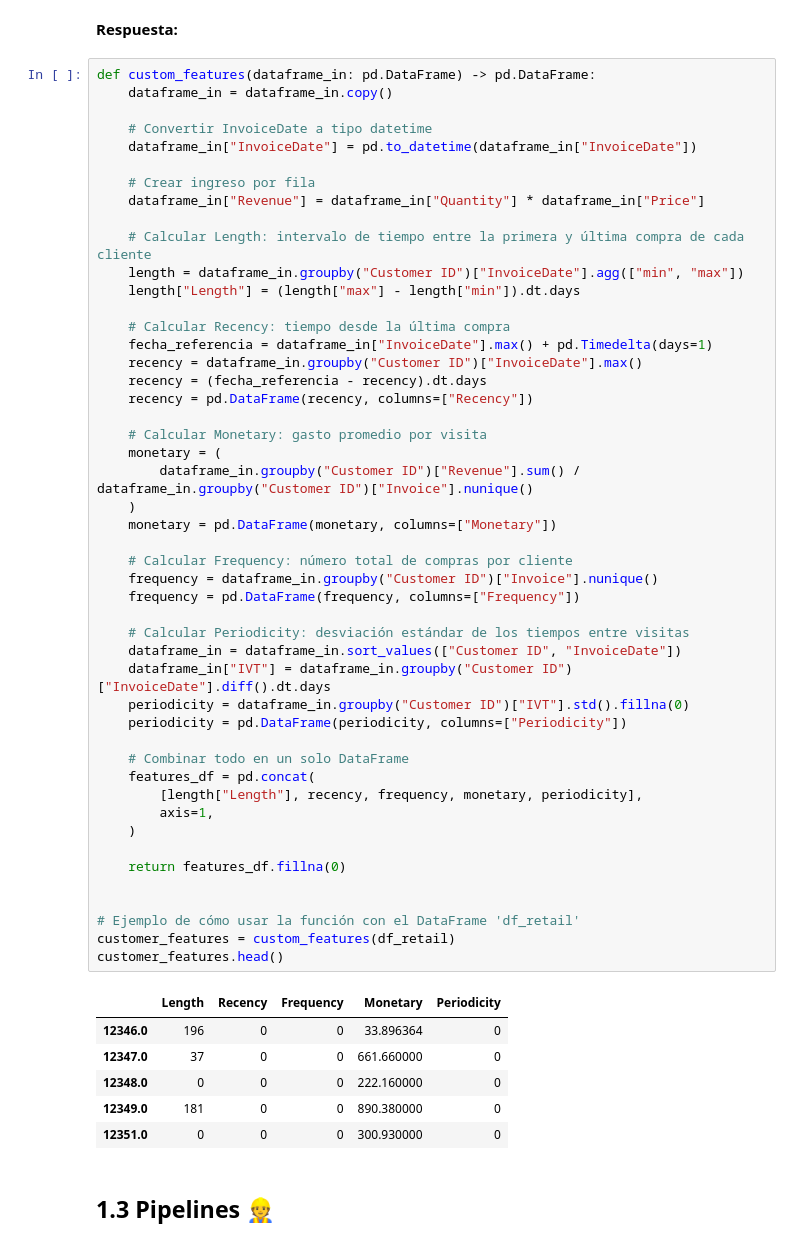
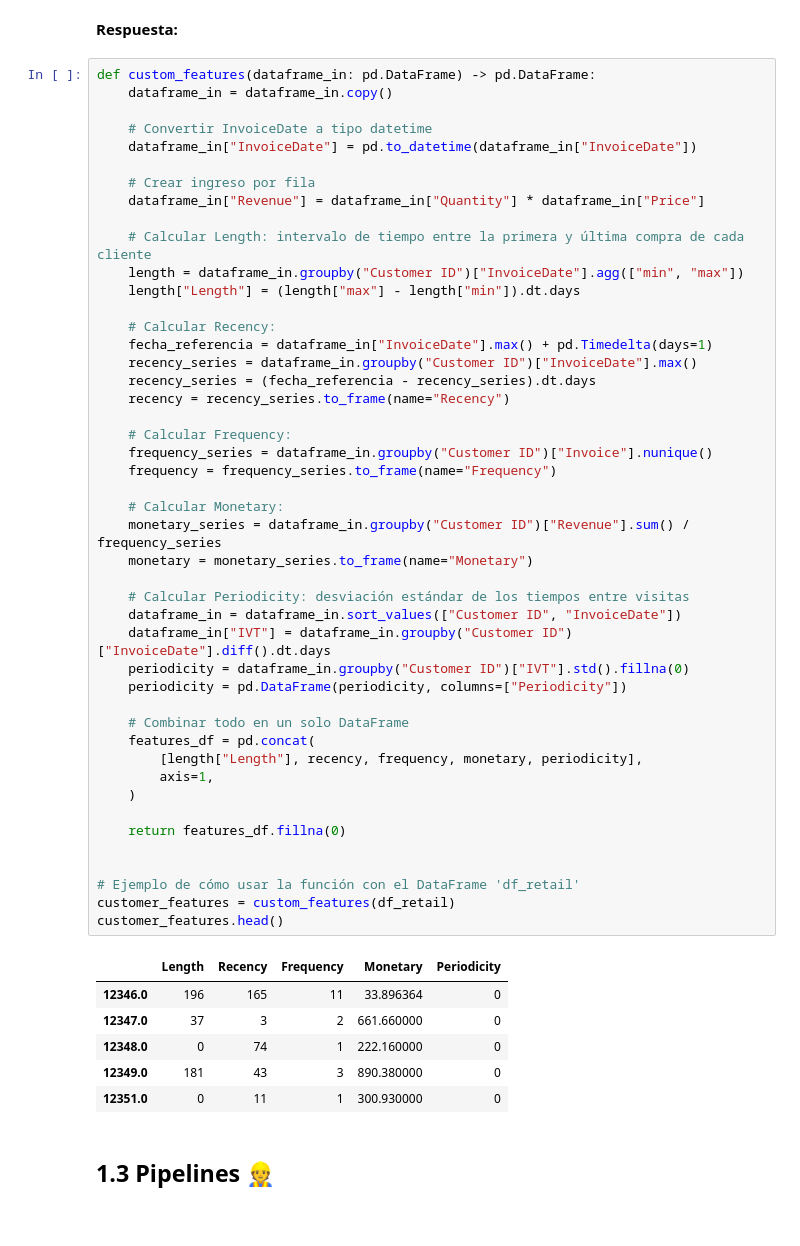
Before and after one commit to cadaeic628/MDS7202, a Jupyter notebook: labs/lab_5/Laboratorio_5.ipynb, the cells around one changed output. Saved outputs shown, nothing was run; the diff lists cells and outputs as text.

```diff
--- a/labs/lab_5/Laboratorio_5.ipynb
+++ b/labs/lab_5/Laboratorio_5.ipynb
@@ -154,50 +154,48 @@ def custom_features(dataframe_in: pd.DataFrame) -> pd.DataFrame:
     dataframe_in["Revenue"] = dataframe_in["Quantity"] * dataframe_in["Price"]
 
     # Calcular Length: intervalo de tiempo entre la primera y última compra de cada cliente
     length = dataframe_in.groupby("Customer ID")["InvoiceDate"].agg(["min", "max"])
     length["Length"] = (length["max"] - length["min"]).dt.days
 
-    # Calcular Recency: tiempo desde la última compra
+    # Calcular Recency:
     fecha_referencia = dataframe_in["InvoiceDate"].max() + pd.Timedelta(days=1)
-    recency = dataframe_in.groupby("Customer ID")["InvoiceDate"].max()
-    recency = (fecha_referencia - recency).dt.days
-    recency = pd.DataFrame(recency, columns=["Recency"])
+    recency_series = dataframe_in.groupby("Customer ID")["InvoiceDate"].max()
+    recency_series = (fecha_referencia - recency_series).dt.days
+    recency = recency_series.to_frame(name="Recency")
 
-    # Calcular Monetary: gasto promedio por visita
-    monetary = (
-        dataframe_in.groupby("Customer ID")["Revenue"].sum() / dataframe_in.groupby("Customer ID")["Invoice"].nunique()
-    )
-    monetary = pd.DataFrame(monetary, columns=["Monetary"])
+    # Calcular Frequency:
+    frequency_series = dataframe_in.groupby("Customer ID")["Invoice"].nunique()
+    frequency = frequency_series.to_frame(name="Frequency")
 
-    # Calcular Frequency: número total de compras por cliente
-    frequency = dataframe_in.groupby("Customer ID")["Invoice"].nunique()
-    frequency = pd.DataFrame(frequency, columns=["Frequency"])
+    # Calcular Monetary:
+    monetary_series = dataframe_in.groupby("Customer ID")["Revenue"].sum() / frequency_series
+    monetary = monetary_series.to_frame(name="Monetary")
 
     # Calcular Periodicity: desviación estándar de los tiempos entre visitas
     dataframe_in = dataframe_in.sort_values(["Customer ID", "InvoiceDate"])
     dataframe_in["IVT"] = dataframe_in.groupby("Customer ID")["InvoiceDate"].diff().dt.days
     periodicity = dataframe_in.groupby("Customer ID")["IVT"].std().fillna(0)
     periodicity = pd.DataFrame(periodicity, columns=["Periodicity"])
 
     # Combinar todo en un solo DataFrame
     features_df = pd.concat(
         [length["Length"], recency, frequency, monetary, periodicity],
         axis=1,
     )
 
     return features_df.fillna(0)
 
 
 # Ejemplo de cómo usar la función con el DataFrame 'df_retail'
 customer_features = custom_features(df_retail)
 customer_features.head()
 # %% [output]
 |  | Length | Recency | Frequency | Monetary | Periodicity |
-| 12346.0 | 196 | 0 | 0 | 33.896364 | 0 |
-| 12347.0 | 37 | 0 | 0 | 661.660000 | 0 |
-| 12348.0 | 0 | 0 | 0 | 222.160000 | 0 |
-| 12349.0 | 181 | 0 | 0 | 890.380000 | 0 |
-| 12351.0 | 0 | 0 | 0 | 300.930000 | 0 |
+| 12346.0 | 196 | 165 | 11 | 33.896364 | 0 |
+| 12347.0 | 37 | 3 | 2 | 661.660000 | 0 |
+| 12348.0 | 0 | 74 | 1 | 222.160000 | 0 |
+| 12349.0 | 181 | 43 | 3 | 890.380000 | 0 |
+| 12351.0 | 0 | 11 | 1 | 300.930000 | 0 |
 # %% [markdown]
 ## 1.3 Pipelines 👷
 # %% [markdown]
```
Also changed, not shown: parts of 4 cells of this notebook.
